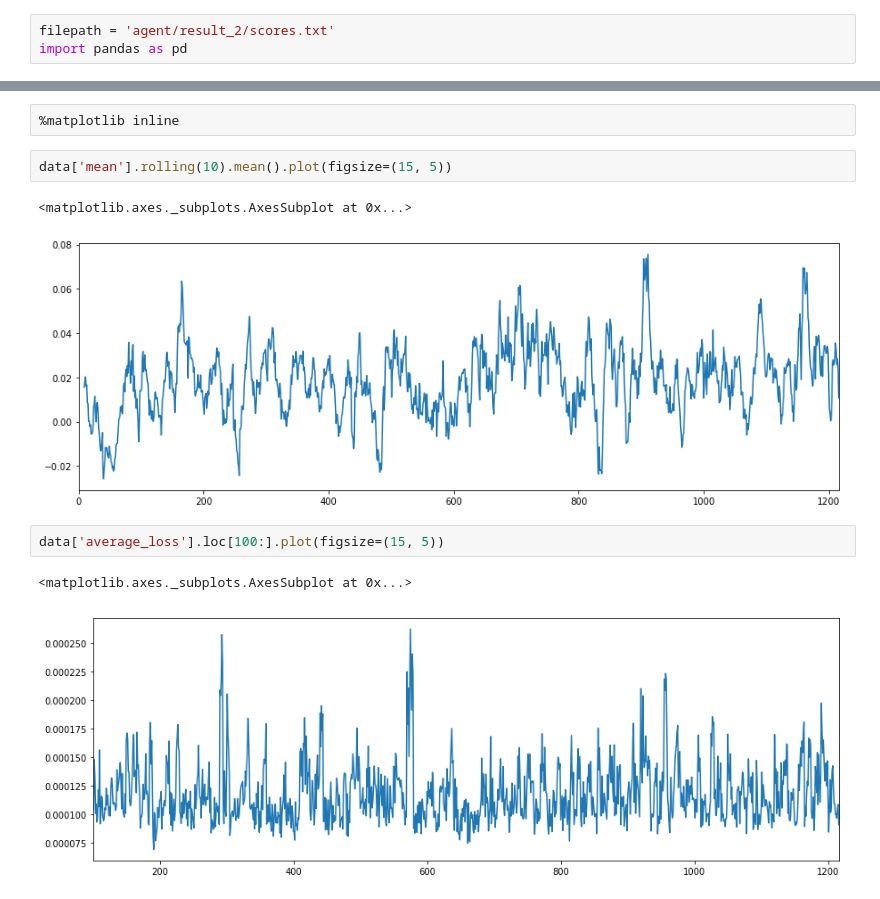
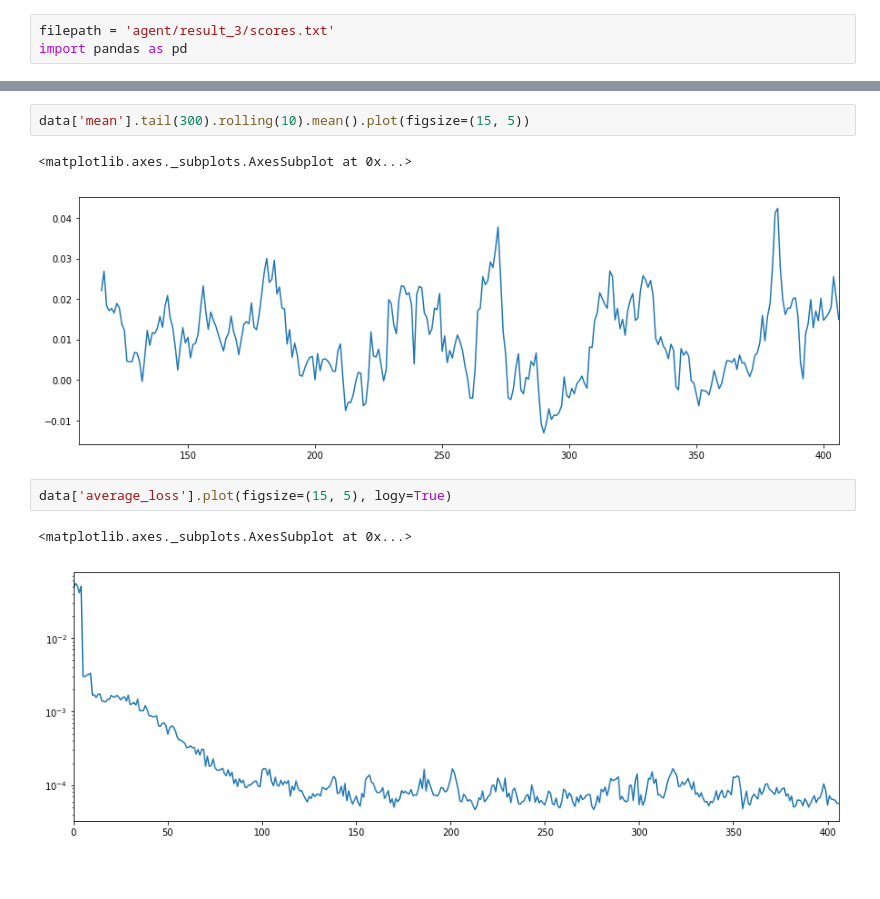
Before and after one commit to threepipes/PyBitTrader, a Jupyter notebook: parse_log.ipynb, the cells around one changed output, grey strips where cells are left out. Cells and saved outputs as stored; diff of their text form; blank space fills up the shorter version.

```diff
--- a/parse_log.ipynb
+++ b/parse_log.ipynb
@@ -1,3 +1,3 @@
 # %%
-filepath = 'agent/result_2/scores.txt'
+filepath = 'agent/result_3/scores.txt'
 import pandas as pd
@@ -26,15 +28,13 @@ data
-# %%
-%matplotlib inline
 # %%
-data['mean'].rolling(10).mean().plot(figsize=(15, 5))
+data['mean'].tail(300).rolling(10).mean().plot(figsize=(15, 5))
 # %% [output]
 <matplotlib.axes._subplots.AxesSubplot at 0x...>
-[figure, old version]
+[figure, new version]
 # %%
-data['average_loss'].loc[100:].plot(figsize=(15, 5))
+data['average_loss'].plot(figsize=(15, 5), logy=True)
 # %% [output]
 <matplotlib.axes._subplots.AxesSubplot at 0x...>
-[figure, old version]
+[figure, new version]
 # %%
 data.average_q.plot(figsize=(15, 5))
 # %% [output]
```
Also changed, not shown: parts of 8 cells of this notebook, 6 other files.
